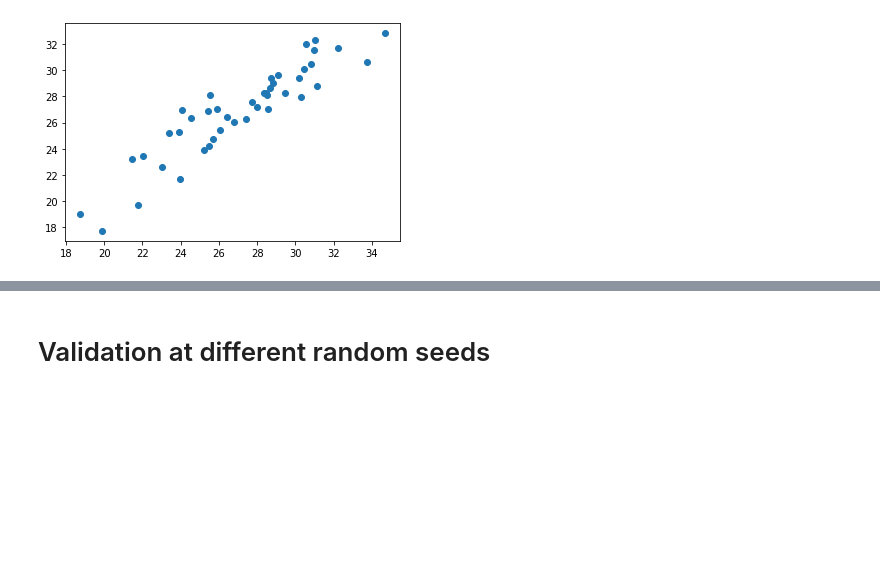
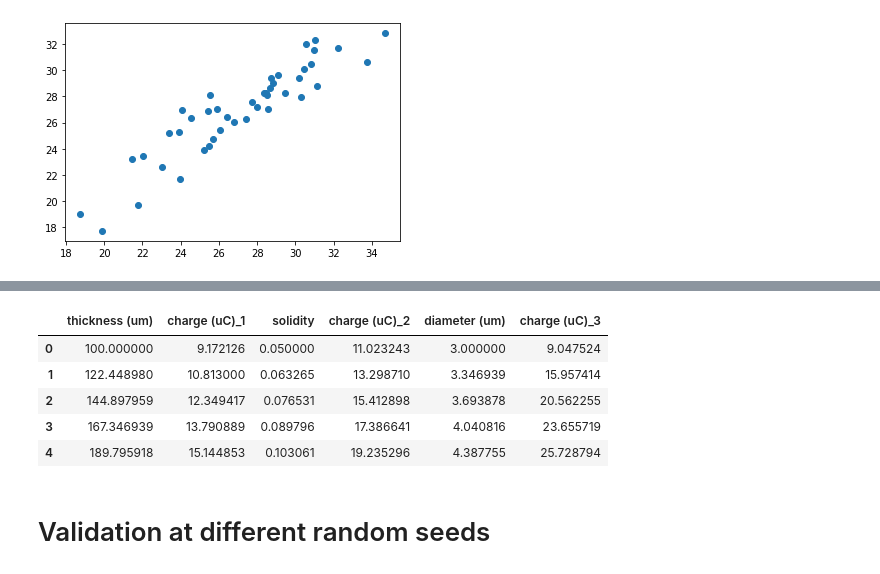
Before and after one commit to ywang1110/Modeling_Triboelectric_Performance, a Jupyter notebook: Humidity___SEBS.ipynb, the cells around one changed output, grey strips where cells are left out. Cells and saved outputs as stored; diff of their text form; code cells hidden in the pictures; blank space fills up the shorter version.

```diff
--- a/Humidity___SEBS.ipynb
+++ b/Humidity___SEBS.ipynb
@@ -235,0 +410,9 @@ plt.show()
+# %%
+simulation_df.head()
+# %% [output]
+|  | thickness (um) | charge (uC)_1 | solidity | charge (uC)_2 | diameter (um) | charge (uC)_3 |
+| 0 | 100.000000 | 9.172126 | 0.050000 | 11.023243 | 3.000000 | 9.047524 |
+| 1 | 122.448980 | 10.813000 | 0.063265 | 13.298710 | 3.346939 | 15.957414 |
+| 2 | 144.897959 | 12.349417 | 0.076531 | 15.412898 | 3.693878 | 20.562255 |
+| 3 | 167.346939 | 13.790889 | 0.089796 | 17.386641 | 4.040816 | 23.655719 |
+| 4 | 189.795918 | 15.144853 | 0.103061 | 19.235296 | 4.387755 | 25.728794 |
```
Also changed, not shown: parts of 11 cells of this notebook.
